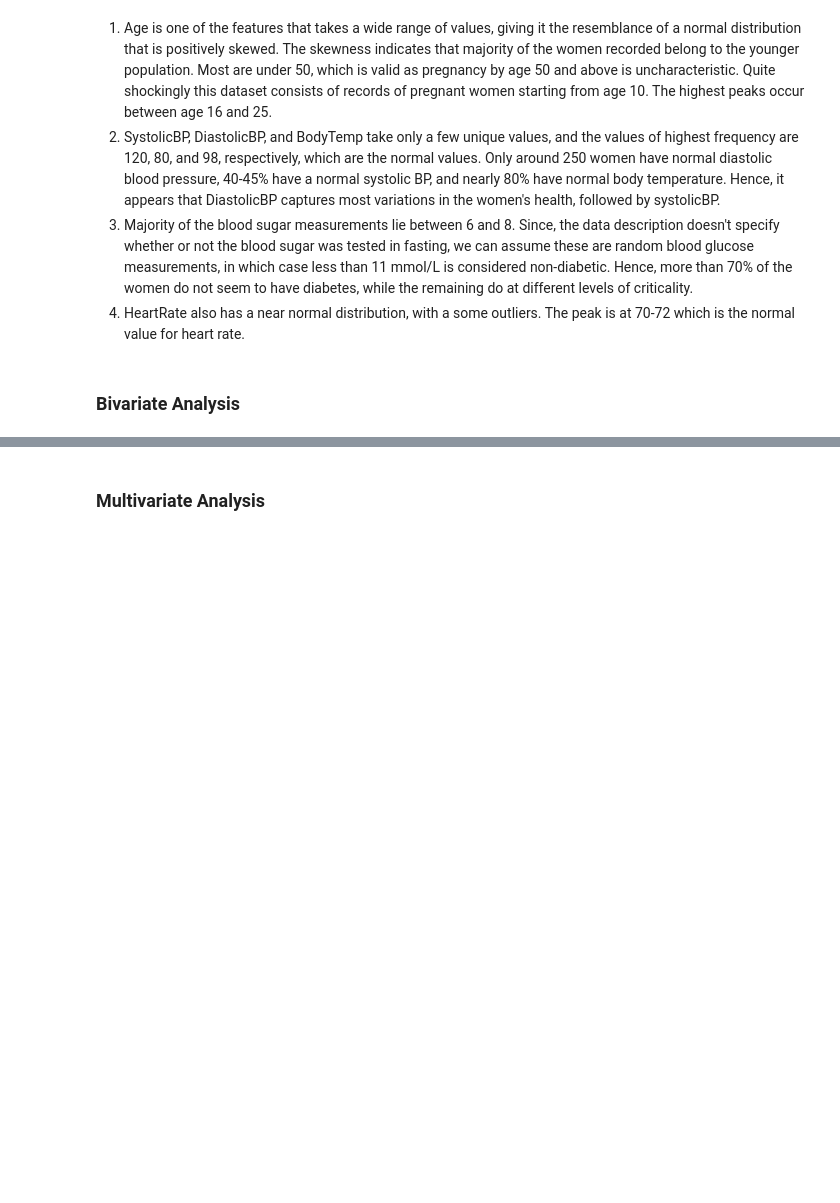
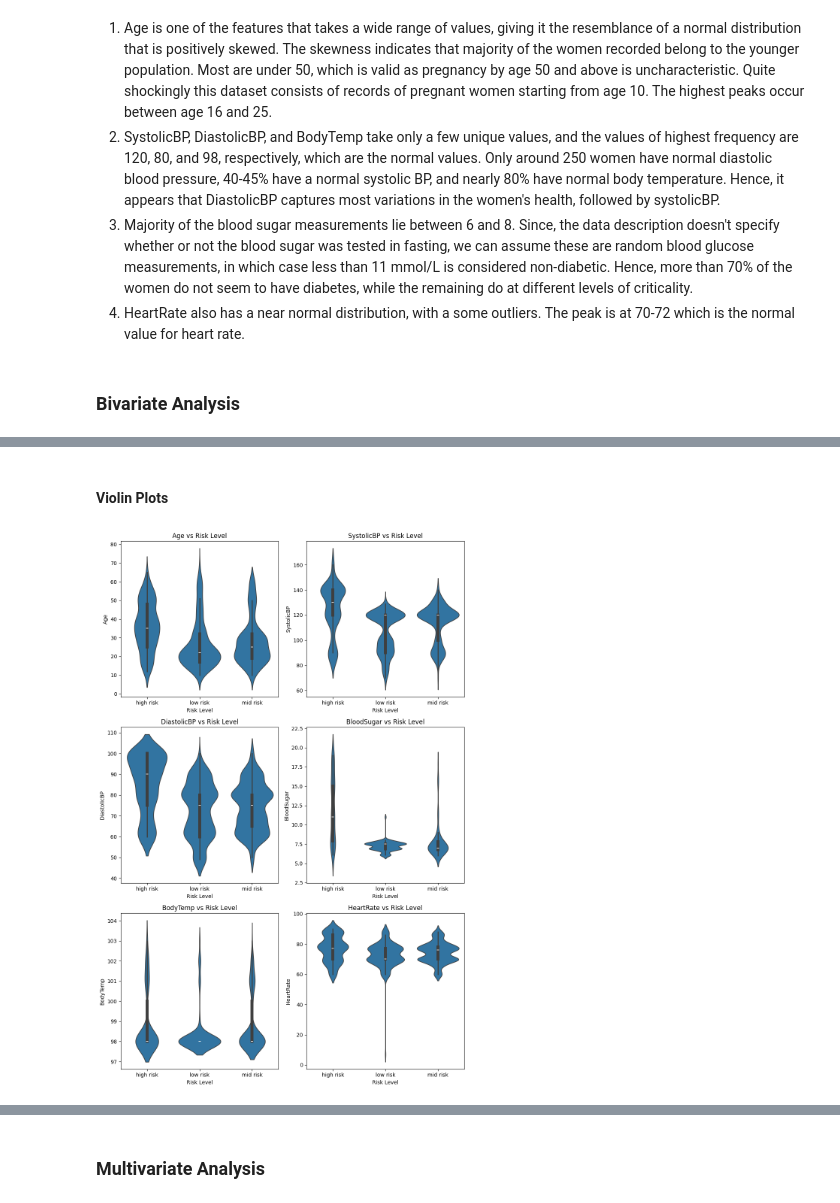
Before and after one commit to a-leena/maternal_health_risk, a Jupyter notebook: notebook/EDA.ipynb, the cells around one changed output, grey strips where cells are left out. Drawn from its saved outputs; the diff is of its cells as text; code cells hidden in the pictures; blank space fills up the shorter version.

```diff
--- a/notebook/EDA.ipynb
+++ b/notebook/EDA.ipynb
@@ -179,0 +229,16 @@ plt.show()
+# %% [markdown]
+#### Violin Plots
+# %%
+fig, axes = plt.subplots(3,2, figsize=(10,15))
+axes = axes.flatten()
+for i, feature in enumerate(numeric_cols):
+    sns.violinplot(x='RiskLevel', y=feature,
+                   data=data, ax=axes[i])
+    axes[i].set_xlabel('Risk Level')
+    axes[i].set_ylabel(feature)
+    axes[i].set_title(f"{feature} vs Risk Level")
+
+plt.tight_layout()
+plt.show()
+# %% [output]
+[figure, added]
```
Also changed, not shown: parts of 13 cells of this notebook.
